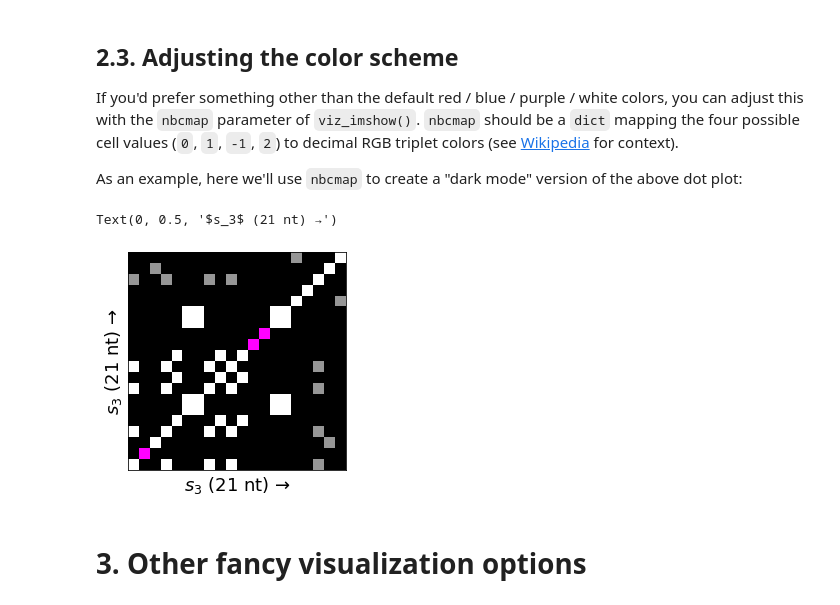
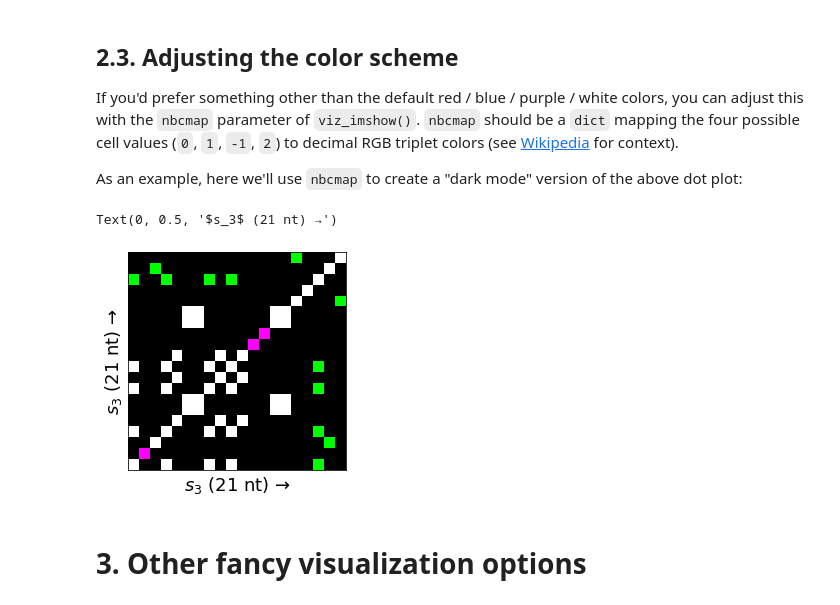
Before and after one commit to fedarko/wotplot, a Jupyter notebook: docs/Tutorial.ipynb, the cells around one changed output. Drawn from its saved outputs; the diff is of its cells as text; code cells hidden in the pictures.

Commit message:
DOC: gray->green for RC cells in Gamer Mode

```diff
--- a/docs/Tutorial.ipynb
+++ b/docs/Tutorial.ipynb
@@ -253,14 +253,14 @@ If you'd prefer something other than the default red / blue / purple / white col
 As an example, here we'll use `nbcmap` to create a "dark mode" version of the above dot plot:
 # %%
 # it's gamer time
-# no match = black; forward match = white; RC match = gray; palindromic match = pink
-dark_mode_cmap = {0: [0, 0, 0], 1: [255, 255, 255], -1: [150, 150, 150], 2: [255, 0, 255]}
+# no match = black; forward match = white; RC match = green; palindromic match = pink
+dark_mode_cmap = {0: [0, 0, 0], 1: [255, 255, 255], -1: [0, 255, 0], 2: [255, 0, 255]}
 fig, ax = wotplot.viz_imshow(p, nbcmap=dark_mode_cmap)
 ax.set_xlabel(s3_lbl, fontsize=18)
 ax.set_ylabel(s3_lbl, fontsize=18)
 # %% [output]
 Text(0, 0.5, '$s_3$ (21 nt) →')
-[figure, old version]
+[figure, new version]
 # %% [markdown]
 # 3. Other fancy visualization options
 # %% [markdown]
```
Also changed, not shown: parts of 18 cells of this notebook.
